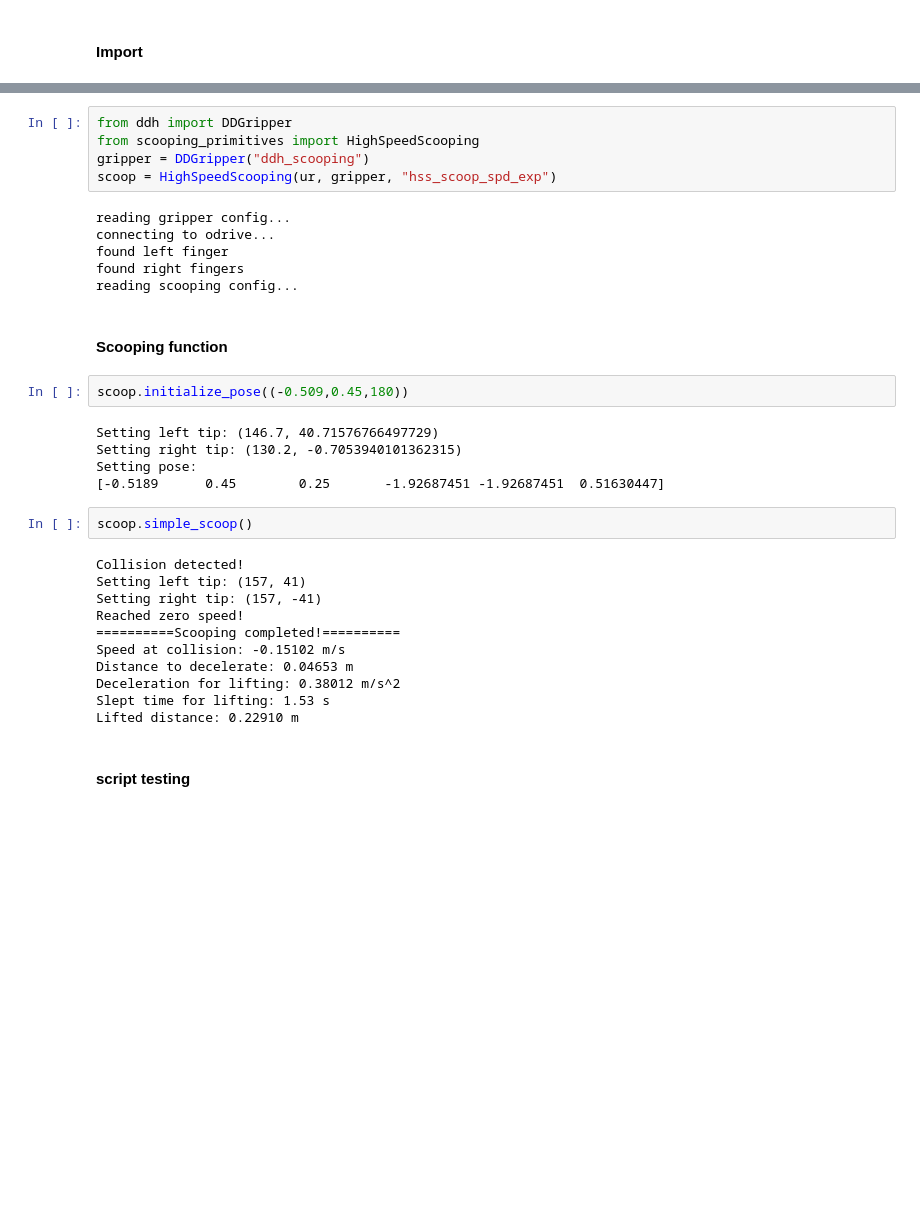
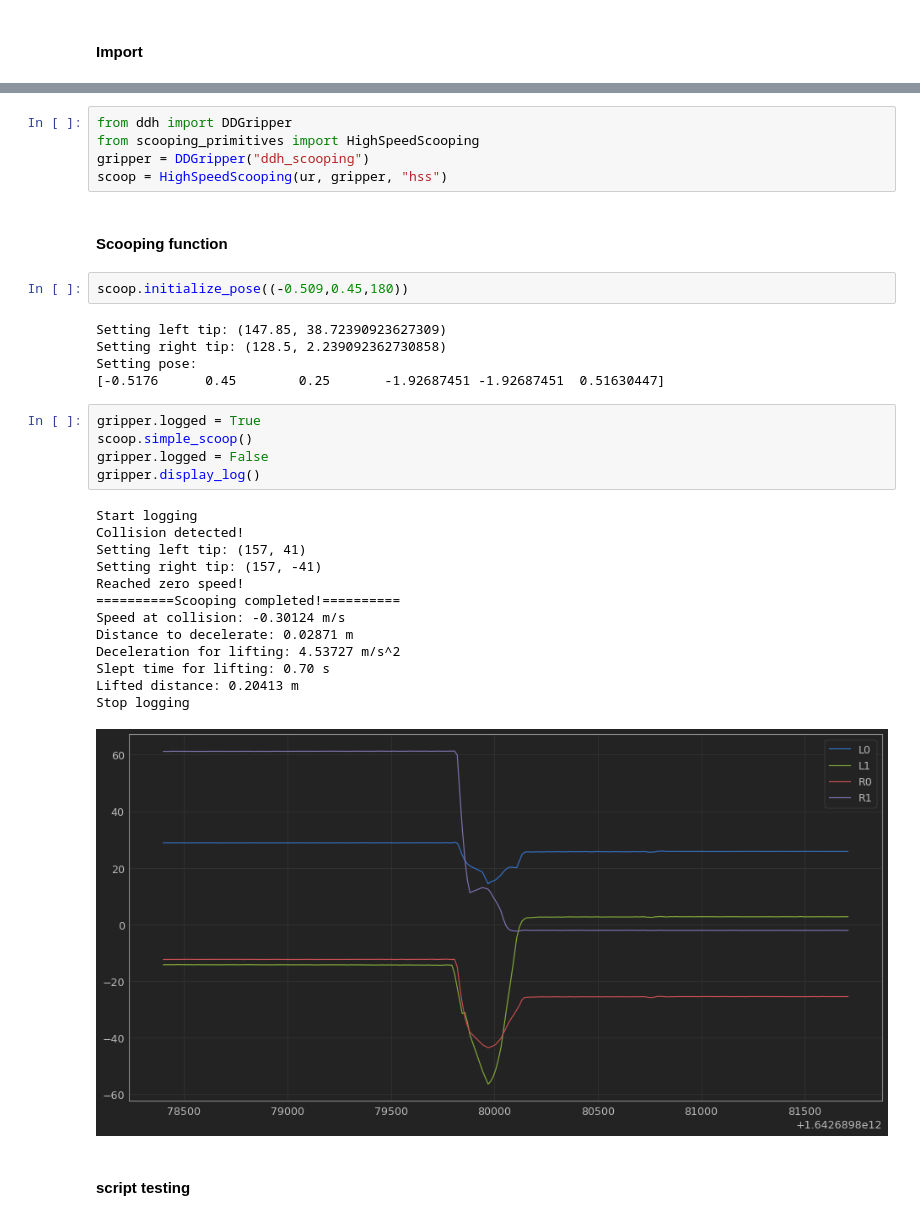
Before and after one commit to JS-RML/high_speed_scooping, a Jupyter notebook: script/scooping_test.ipynb, the cells around one changed output, grey strips where cells are left out. Cells and saved outputs as stored; diff of their text form; blank space fills up the shorter version.

Commit message:
Add data logging and plot for ddh

```diff
--- a/script/scooping_test.ipynb
+++ b/script/scooping_test.ipynb
@@ -33,35 +20,35 @@ array([[ 1.05812395e-04,  9.84821272e-01, -1.73571458e-01],
 from ddh import DDGripper
 from scooping_primitives import HighSpeedScooping
 gripper = DDGripper("ddh_scooping")
-scoop = HighSpeedScooping(ur, gripper, "hss_scoop_spd_exp")
+scoop = HighSpeedScooping(ur, gripper, "hss")
-# %% [output]
-reading gripper config...
-connecting to odrive...
-found left finger
-found right fingers
-reading scooping config...
 # %% [markdown]
 #### Scooping function
 # %%
 scoop.initialize_pose((-0.509,0.45,180))
 # %% [output]
-Setting left tip: (146.7, 40.71576766497729)
-Setting right tip: (130.2, -0.7053940101362315)
+Setting left tip: (147.85, 38.72390923627309)
+Setting right tip: (128.5, 2.239092362730858)
 Setting pose:
-[-0.5189      0.45        0.25       -1.92687451 -1.92687451  0.51630447]
+[-0.5176      0.45        0.25       -1.92687451 -1.92687451  0.51630447]
-# %%
-scoop.simple_scoop()
-# %% [output]
-Collision detected!
-Setting left tip: (157, 41)
-Setting right tip: (157, -41)
-Reached zero speed!
-==========Scooping completed!==========
-Speed at collision: -0.15102 m/s
-Distance to decelerate: 0.04653 m
-Deceleration for lifting: 0.38012 m/s^2
-Slept time for lifting: 1.53 s
-Lifted distance: 0.22910 m
+# %%
+gripper.logged = True
+scoop.simple_scoop()
+gripper.logged = False
+gripper.display_log()
+# %% [output]
+Start logging
+Collision detected!
+Setting left tip: (157, 41)
+Setting right tip: (157, -41)
+Reached zero speed!
+==========Scooping completed!==========
+Speed at collision: -0.30124 m/s
+Distance to decelerate: 0.02871 m
+Deceleration for lifting: 4.53727 m/s^2
+Slept time for lifting: 0.70 s
+Lifted distance: 0.20413 m
+Stop logging
+[figure, added]
 # %% [markdown]
 #### script testing
 # %%
```
Also changed, not shown: parts of 13 cells of this notebook, 2 other files.
